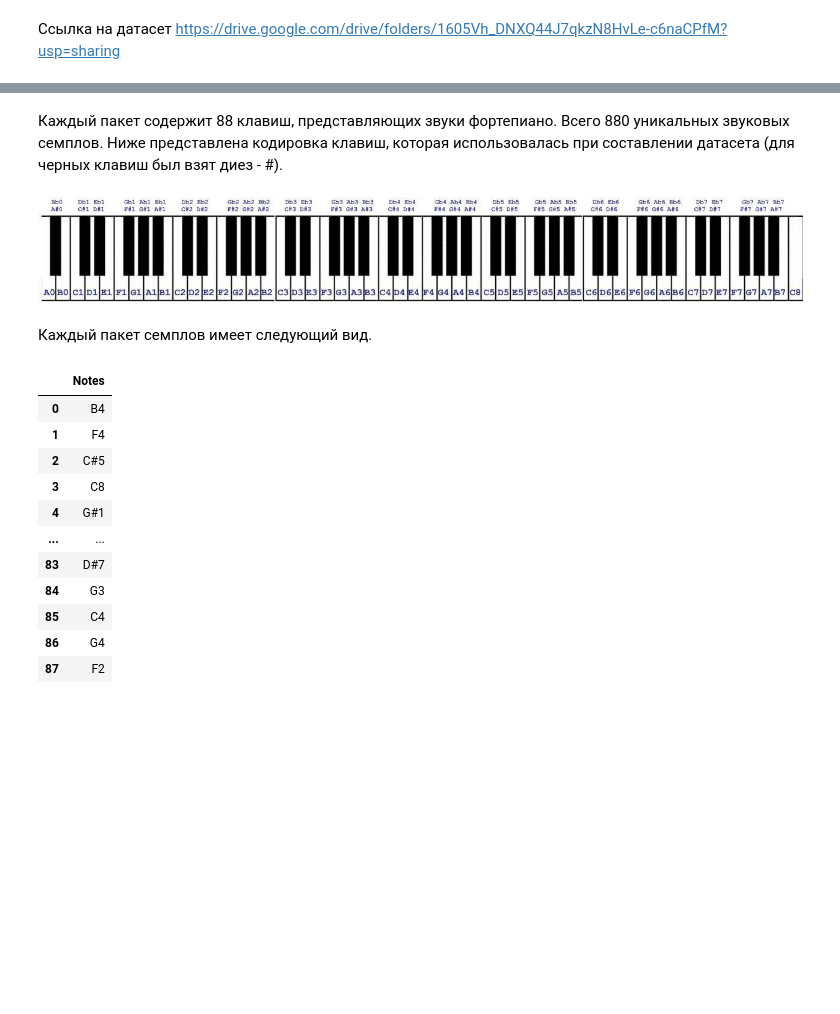
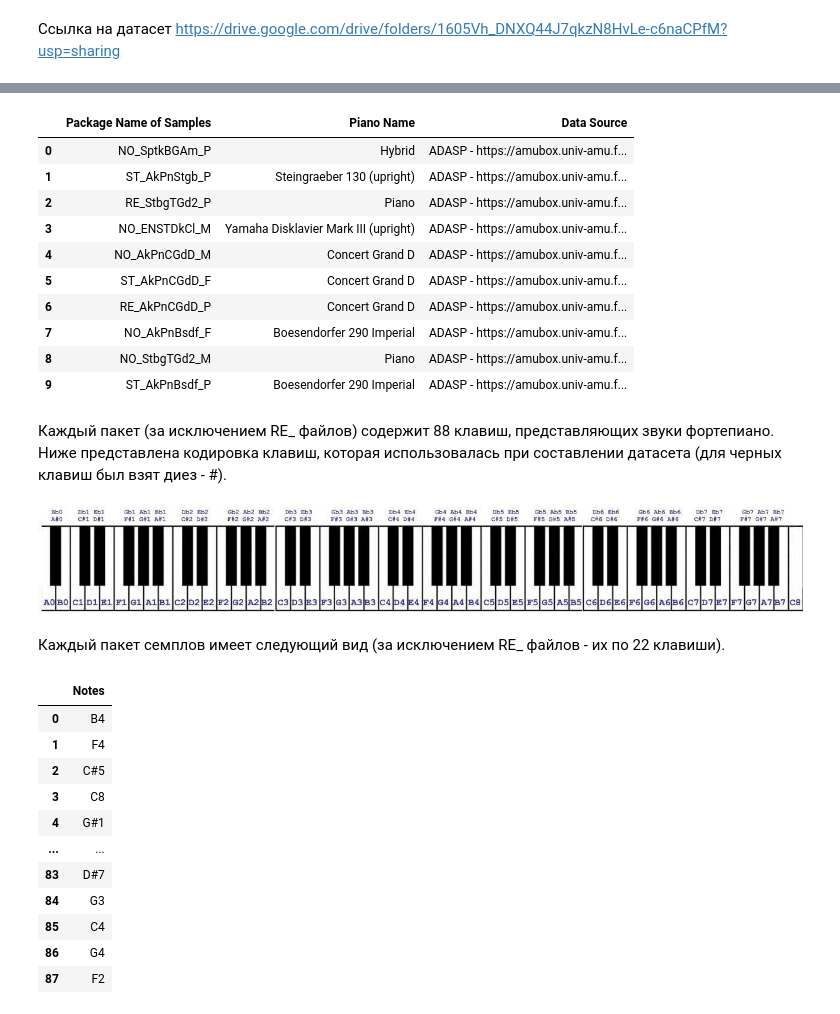
Before and after one commit to dmsy4/music-transcription, a Jupyter notebook: Project.ipynb, the cells around one changed output, grey strips where cells are left out. Saved outputs shown, nothing was run; the diff lists cells and outputs as text; code cells hidden in the pictures; blank space fills up the shorter version.

```diff
--- a/Project.ipynb
+++ b/Project.ipynb
@@ -34,5 +7,62 @@ df
+# %%
+import pandas as pd
+import os
+
+data_folder = "~/data"
+files_portraits = os.listdir(data_folder)
+df = pd.DataFrame(files_portraits, columns=['Package Name of Samples'])
+df['Piano Name'] = ''
+
+for index, row in df.iterrows():
+    if row['Package Name of Samples'].startswith('NO_SptkBGAm') or row['Package Name of Samples'].startswith('ST_SptkBGAm') or row['Package Name of Samples'].startswith('RE_SptkBGAm'):
+        df.at[index, 'Piano Name'] = 'Hybrid'
+    elif row['Package Name of Samples'].startswith('NO_AkPnStgb') or row['Package Name of Samples'].startswith('ST_AkPnStgb') or row['Package Name of Samples'].startswith('RE_AkPnStgb'):
+        df.at[index, 'Piano Name'] = 'Steingraeber 130 (upright)'
+    elif row['Package Name of Samples'].startswith('NO_AkPnBsdf') or row['Package Name of Samples'].startswith('ST_AkPnBsdf') or row['Package Name of Samples'].startswith('RE_AkPnBsdf'):
+        df.at[index, 'Piano Name'] = 'Boesendorfer 290 Imperial'
+    elif row['Package Name of Samples'].startswith('NO_AkPnCGdD') or row['Package Name of Samples'].startswith('ST_AkPnCGdD') or row['Package Name of Samples'].startswith('RE_AkPnCGdD'):
+        df.at[index, 'Piano Name'] = 'Concert Grand D'
+    elif row['Package Name of Samples'].startswith('NO_SptkBGAm') or row['Package Name of Samples'].startswith('ST_SptkBGAm') or row['Package Name of Samples'].startswith('RE_SptkBGAm'):
+        df.at[index, 'Piano Name'] = 'Steinway D'
+    elif row['Package Name of Samples'].startswith('NO_ENSTDkCl') or row['Package Name of Samples'].startswith('ST_ENSTDkCl') or row['Package Name of Samples'].startswith('RE_ENSTDkCl'):
+        df.at[index, 'Piano Name'] = 'Yamaha Disklavier Mark III (upright)'
+    elif row['Package Name of Samples'].startswith('NO_ENSTDkAm1') or row['Package Name of Samples'].startswith('ST_ENSTDkAm1') or row['Package Name of Samples'].startswith('RE_ENSTDkAm1'):
+        df.at[index, 'Piano Name'] = 'Yamaha Disklavier Mark III (upright)'
+    elif row['Package Name of Samples'].startswith('NO_ENSTDkAm1') or row['Package Name of Samples'].startswith('ST_ENSTDkAm1') or row['Package Name of Samples'].startswith('RE_ENSTDkAm1'):
+        df.at[index, 'Piano Name'] = 'Yamaha Disklavier Mark III (upright)'
+    elif row['Package Name of Samples'].startswith('Theremin_Music_Uiowa_Edu'):
+        df.at[index, 'Piano Name'] = 'Steinway & Sons model B'
+    else:
+        df.at[index, 'Piano Name'] = 'Piano'
+
+df['Data Source'] = ''
+for index, row in df.iterrows():
+    if row['Package Name of Samples'].startswith('NO') or row['Package Name of Samples'].startswith('ST') or row['Package Name of Samples'].startswith('RE'):
+        df.at[index, 'Data Source'] = 'ADASP - https://amubox.univ-amu.fr/index.php/s/iNG0xc5Td1Nv4rR?'
+    elif row['Package Name of Samples'].startswith('WWW_Onlinepianist_Com'):
+        df.at[index, 'Data Source'] = 'Online Pianist - https://www.onlinepianist.com/'
+    elif row['Package Name of Samples'].startswith('Theremin_Music_Uiowa_Edu'):
+        df.at[index, 'Data Source'] = 'EMS University - https://theremin.music.uiowa.edu/MISpiano.html'
+    elif row['Package Name of Samples'].startswith('Virtual_Piano_Keyboard'):
+        df.at[index, 'Data Source'] = 'VirtualPianoKey - https://apps.apple.com/ru/app'
+    elif row['Package Name of Samples'].startswith('Real_Piano'):
+        df.at[index, 'Data Source'] = 'Real Piano - https://www.bluestacks.com/ru/apps/music/real-piano-on-pc.html'
+
+df.head(10)
+# %% [output]
+|  | Package Name of Samples | Piano Name | Data Source |
+| 0 | NO_SptkBGAm_P | Hybrid | ADASP - https://amubox.univ-amu.f... |
+| 1 | ST_AkPnStgb_P | Steingraeber 130 (upright) | ADASP - https://amubox.univ-amu.f... |
+| 2 | RE_StbgTGd2_P | Piano | ADASP - https://amubox.univ-amu.f... |
+| 3 | NO_ENSTDkCl_M | Yamaha Disklavier Mark III (upright) | ADASP - https://amubox.univ-amu.f... |
+| 4 | NO_AkPnCGdD_M | Concert Grand D | ADASP - https://amubox.univ-amu.f... |
+| 5 | ST_AkPnCGdD_F | Concert Grand D | ADASP - https://amubox.univ-amu.f... |
+| 6 | RE_AkPnCGdD_P | Concert Grand D | ADASP - https://amubox.univ-amu.f... |
+| 7 | NO_AkPnBsdf_F | Boesendorfer 290 Imperial | ADASP - https://amubox.univ-amu.f... |
+| 8 | NO_StbgTGd2_M | Piano | ADASP - https://amubox.univ-amu.f... |
+| 9 | ST_AkPnBsdf_P | Boesendorfer 290 Imperial | ADASP - https://amubox.univ-amu.f... |
 # %% [markdown]
-Каждый пакет содержит 88 клавиш, представляющих звуки фортепиано. Всего 880 уникальных звуковых семплов. Ниже представлена кодировка клавиш, которая использовалась при составлении датасета (для черных клавиш был взят диез - #).
+Каждый пакет (за исключением RE_ файлов) содержит 88 клавиш, представляющих звуки фортепиано. Ниже представлена кодировка клавиш, которая использовалась при составлении датасета (для черных клавиш был взят диез - #).
 # %%
 from PIL import Image
 import IPython.display as display
@@ -43,5 +73,5 @@ display.display(image)
 # %% [output]
 [figure]
 # %% [markdown]
-Каждый пакет семплов имеет следующий вид.
+Каждый пакет семплов имеет следующий вид (за исключением RE_ файлов - их по 22 клавиши).
 # %%
```
Also changed, not shown: parts of 8 cells of this notebook.
